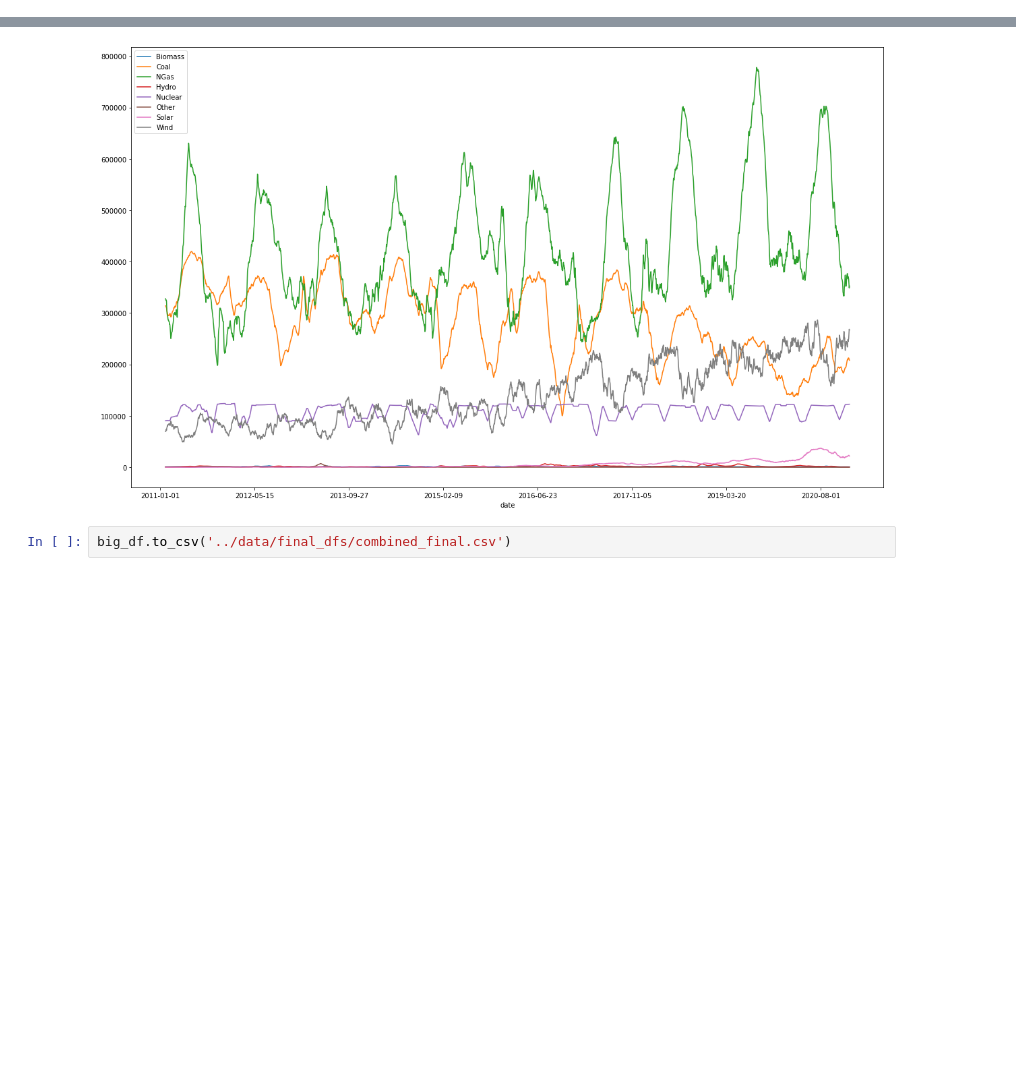
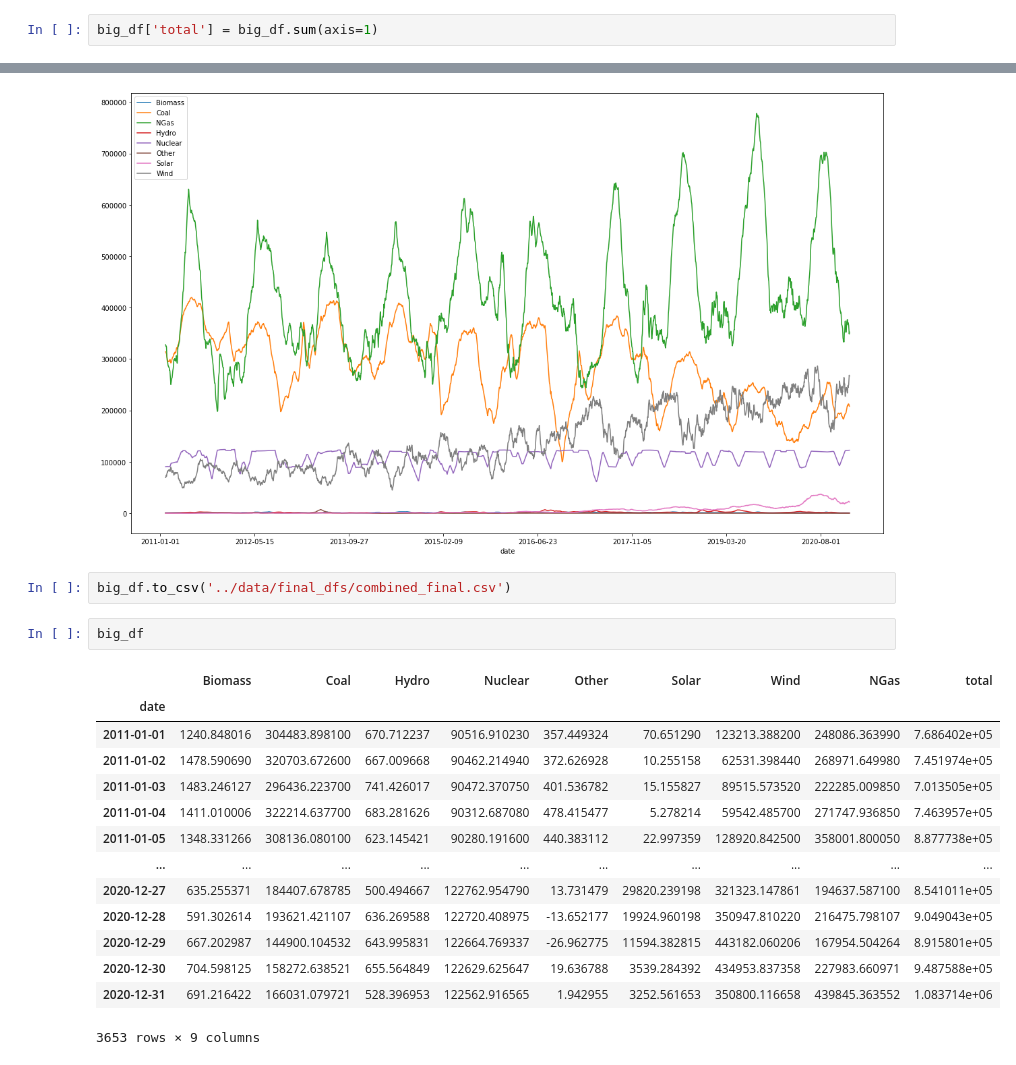
Before and after one commit to akr2293/Texas-Electricity-Forecasting, a Jupyter notebook: notebooks/Cleaning Notebooks/01_cleaning-combiner.ipynb, the cells around one changed output, grey strips where cells are left out. Cells and saved outputs as stored; diff of their text form; blank space fills up the shorter version.

```diff
--- a/notebooks/Cleaning Notebooks/01_cleaning-combiner.ipynb
+++ b/notebooks/Cleaning Notebooks/01_cleaning-combiner.ipynb
@@ -59,6 +59,8 @@ big_df
 | 2020-12-30 | 704.598125 | 158272.638521 | 655.564849 | 122629.625647 | 19.636788 | 3539.284392 | 434953.837358 | 227983.660971 |
 | 2020-12-31 | 691.216422 | 166031.079721 | 528.396953 | 122562.916565 | 1.942955 | 3252.561653 | 350800.116658 | 439845.363552 |
 3653 rows × 8 columns
+# %%
+big_df['total'] = big_df.sum(axis=1)
 # %%
 big_df.plot(figsize=(20,12)).legend(title='Source', bbox_to_anchor=(1, 1));
 # %% [output]
@@ -81,3 +83,20 @@ plt.legend(['Biomass', 'Coal', 'NGas', 'Hydro', 'Nuclear', 'Other', 'Solar', 'Wi
 [figure]
 # %%
 big_df.to_csv('../data/final_dfs/combined_final.csv')
+# %%
+big_df
+# %% [output]
+|  | Biomass | Coal | Hydro | Nuclear | Other | Solar | Wind | NGas | total |
+| date |  |  |  |  |  |  |  |  |  |
+| 2011-01-01 | 1240.848016 | 304483.898100 | 670.712237 | 90516.910230 | 357.449324 | 70.651290 | 123213.388200 | 248086.363990 | 7.686402e+05 |
+| 2011-01-02 | 1478.590690 | 320703.672600 | 667.009668 | 90462.214940 | 372.626928 | 10.255158 | 62531.398440 | 268971.649980 | 7.451974e+05 |
+| 2011-01-03 | 1483.246127 | 296436.223700 | 741.426017 | 90472.370750 | 401.536782 | 15.155827 | 89515.573520 | 222285.009850 | 7.013505e+05 |
+| 2011-01-04 | 1411.010006 | 322214.637700 | 683.281626 | 90312.687080 | 478.415477 | 5.278214 | 59542.485700 | 271747.936850 | 7.463957e+05 |
+| 2011-01-05 | 1348.331266 | 308136.080100 | 623.145421 | 90280.191600 | 440.383112 | 22.997359 | 128920.842500 | 358001.800050 | 8.877738e+05 |
+| ... | ... | ... | ... | ... | ... | ... | ... | ... | ... |
+| 2020-12-27 | 635.255371 | 184407.678785 | 500.494667 | 122762.954790 | 13.731479 | 29820.239198 | 321323.147861 | 194637.587100 | 8.541011e+05 |
+| 2020-12-28 | 591.302614 | 193621.421107 | 636.269588 | 122720.408975 | -13.652177 | 19924.960198 | 350947.810220 | 216475.798107 | 9.049043e+05 |
+| 2020-12-29 | 667.202987 | 144900.104532 | 643.995831 | 122664.769337 | -26.962775 | 11594.382815 | 443182.060206 | 167954.504264 | 8.915801e+05 |
+| 2020-12-30 | 704.598125 | 158272.638521 | 655.564849 | 122629.625647 | 19.636788 | 3539.284392 | 434953.837358 | 227983.660971 | 9.487588e+05 |
+| 2020-12-31 | 691.216422 | 166031.079721 | 528.396953 | 122562.916565 | 1.942955 | 3252.561653 | 350800.116658 | 439845.363552 | 1.083714e+06 |
+3653 rows × 9 columns
```
Also changed, not shown: 31 other files.
